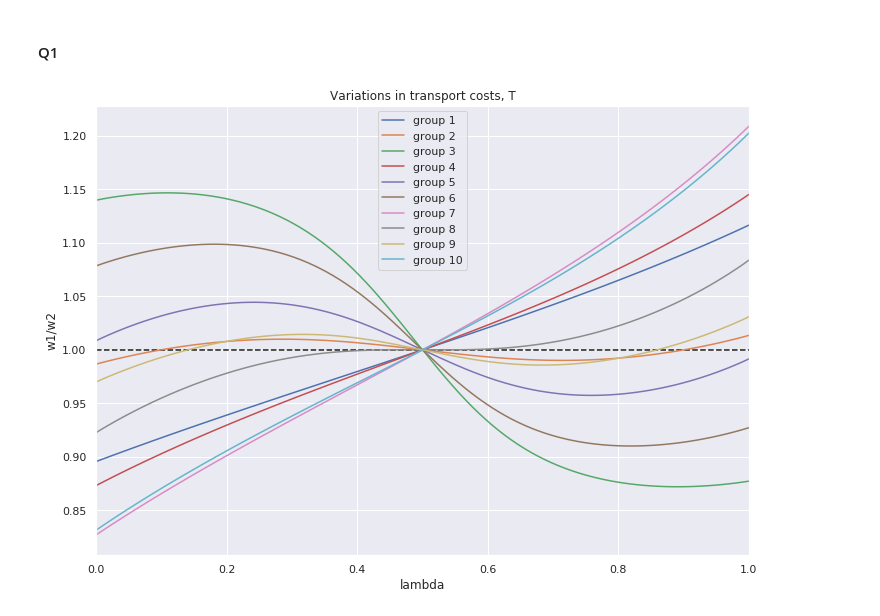
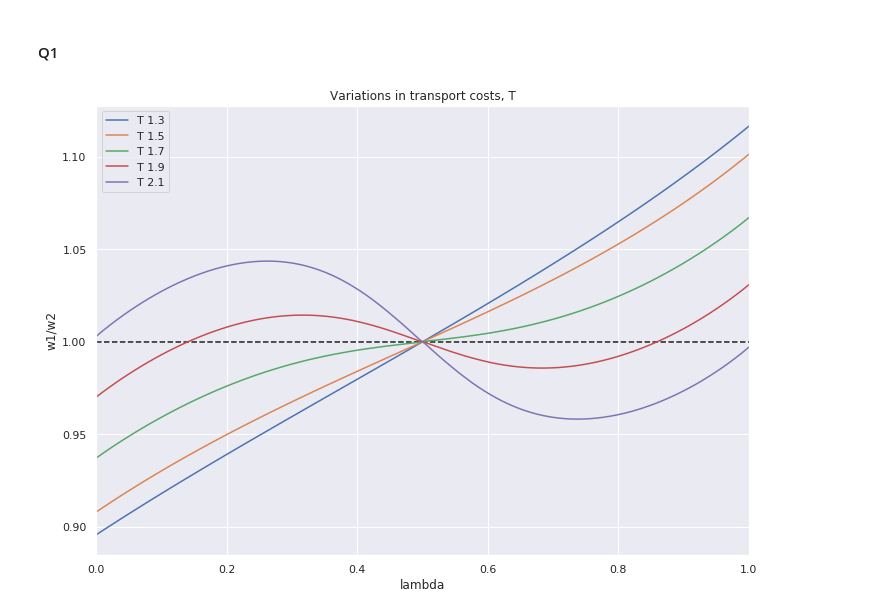
Before and after one commit to NoFishLikeIan/tinbergen, a Jupyter notebook: homework/spatial/Assignment.ipynb, the cells around one changed output. Saved outputs shown, nothing was run; the diff lists cells and outputs as text; code cells hidden in the pictures.

Commit message:
🚧 normalization plots!

```diff
--- a/homework/spatial/Assignment.ipynb
+++ b/homework/spatial/Assignment.ipynb
@@ -23,34 +26,38 @@ groups = [
 
 for g in groups:
     g["eps"] = 1 / (1-g["rho"])
+# %%
+g = groups[8]
 # %% [markdown]
 #### Q1
 # %%
+Ts = [1.3, 1.5, 1.7, 1.9, 2.1]
+
 n = 100
 lams = np.linspace(0, 1, n)
 
-df = pd.DataFrame(index=lams, columns=[f"group {n+1}" for n in range(len(groups))])
+df = pd.DataFrame(index=lams, columns=[f"T {T}" for T in Ts])
 
-for n, g in enumerate(groups):
+for n, T in enumerate(Ts):
 
     model = TwoRegionModel(delta=g["delta"], eps=g["eps"], verbose=0)
 
     wage_r = []
 
     for l in lams:
 
-        _, _, _, wages = model.solve(l, g["T"])
+        _, _, _, wages = model.solve(l, T)
 
         wage_r.append(wages[0] / wages[1])
 
-    df[f"group {n+1}"] = wage_r
+    df[f"T {T}"] = wage_r
 
 df.plot()
 plt.ylabel("w1/w2")
 plt.xlabel("lambda")
 plt.title("Variations in transport costs, T")
 plt.hlines(1, xmin=0, xmax=1, linestyle="--")
 plt.xlim(0, 1)
 plt.show()
 # %% [output]
-[figure, old version]
+[figure, new version]
```
Also changed, not shown: parts of 14 cells of this notebook, 1 other file.
